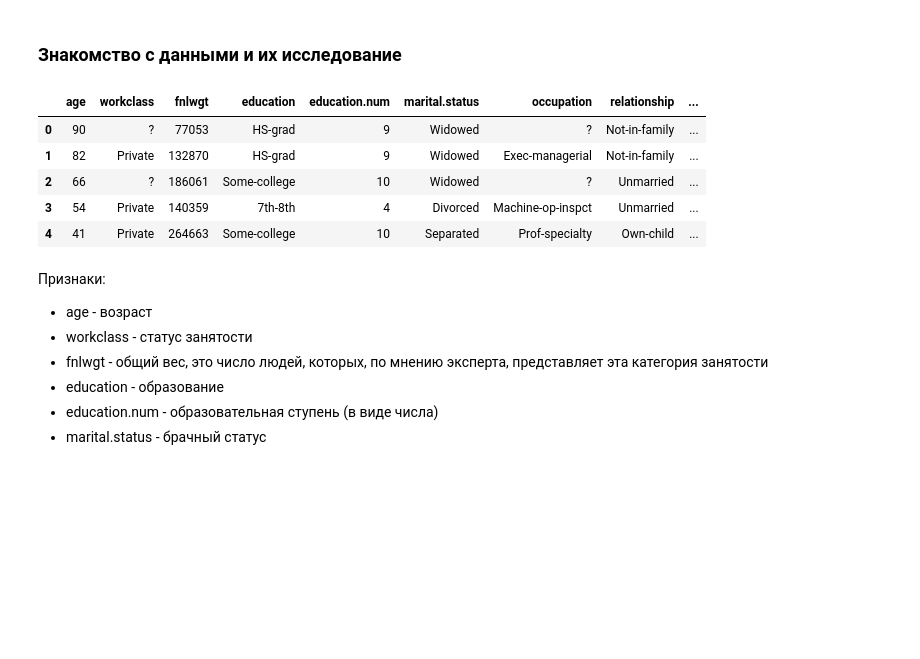
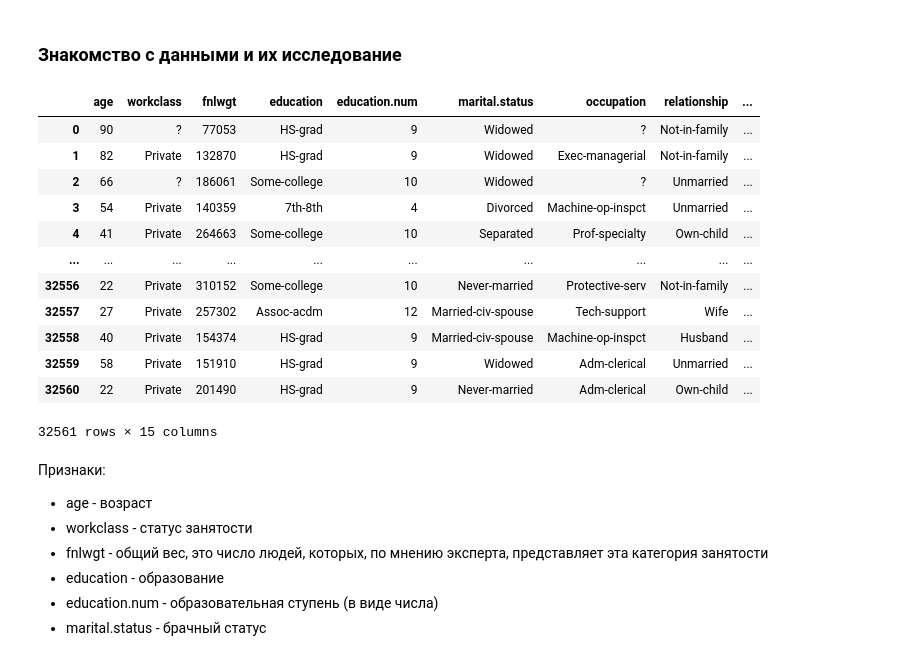
Before and after one commit to illbeurs/DS-Course, a Jupyter notebook: DS_Course_Folder/ML_intro/hyper_optimization/ML-7.Optimization_of_hyperparameters.ipynb, the cells around one changed output. Saved outputs shown, nothing was run; the diff lists cells and outputs as text; code cells hidden in the pictures; blank space fills up the shorter version.

```diff
--- a/DS_Course_Folder/ML_intro/hyper_optimization/ML-7.Optimization_of_hyperparameters.ipynb
+++ b/DS_Course_Folder/ML_intro/hyper_optimization/ML-7.Optimization_of_hyperparameters.ipynb
@@ -39,21 +39,28 @@ plt.style.use('seaborn')
 # %%
 #ЕСЛИ РАБОТАЕМ В IDE
 data = pd.read_csv('../data/adult.csv')
 
 #ЕСЛИ РАБОТАЕМ В GOOGLE COLAB
 # подключаем google диск, где у нас хранятся данные
 # from google.colab import drive
 # drive.mount('/content/drive')
 # # берем необходимый нам файл с диска, указав путь
 # data = pd.read_csv('./drive/MyDrive/SF/SF module 7/adult.csv')
-data.head()
+data
 # %% [output]
 |  | age | workclass | fnlwgt | education | education.num | marital.status | occupation | relationship | ... |
 | 0 | 90 | ? | 77053 | HS-grad | 9 | Widowed | ? | Not-in-family | ... |
 | 1 | 82 | Private | 132870 | HS-grad | 9 | Widowed | Exec-managerial | Not-in-family | ... |
 | 2 | 66 | ? | 186061 | Some-college | 10 | Widowed | ? | Unmarried | ... |
 | 3 | 54 | Private | 140359 | 7th-8th | 4 | Divorced | Machine-op-inspct | Unmarried | ... |
 | 4 | 41 | Private | 264663 | Some-college | 10 | Separated | Prof-specialty | Own-child | ... |
+| ... | ... | ... | ... | ... | ... | ... | ... | ... | ... |
+| 32556 | 22 | Private | 310152 | Some-college | 10 | Never-married | Protective-serv | Not-in-family | ... |
+| 32557 | 27 | Private | 257302 | Assoc-acdm | 12 | Married-civ-spouse | Tech-support | Wife | ... |
+| 32558 | 40 | Private | 154374 | HS-grad | 9 | Married-civ-spouse | Machine-op-inspct | Husband | ... |
+| 32559 | 58 | Private | 151910 | HS-grad | 9 | Widowed | Adm-clerical | Unmarried | ... |
+| 32560 | 22 | Private | 201490 | HS-grad | 9 | Never-married | Adm-clerical | Own-child | ... |
+32561 rows × 15 columns
 # %% [markdown]
 Признаки:
 * age - возраст
```
Also changed, not shown: 8 other files.
